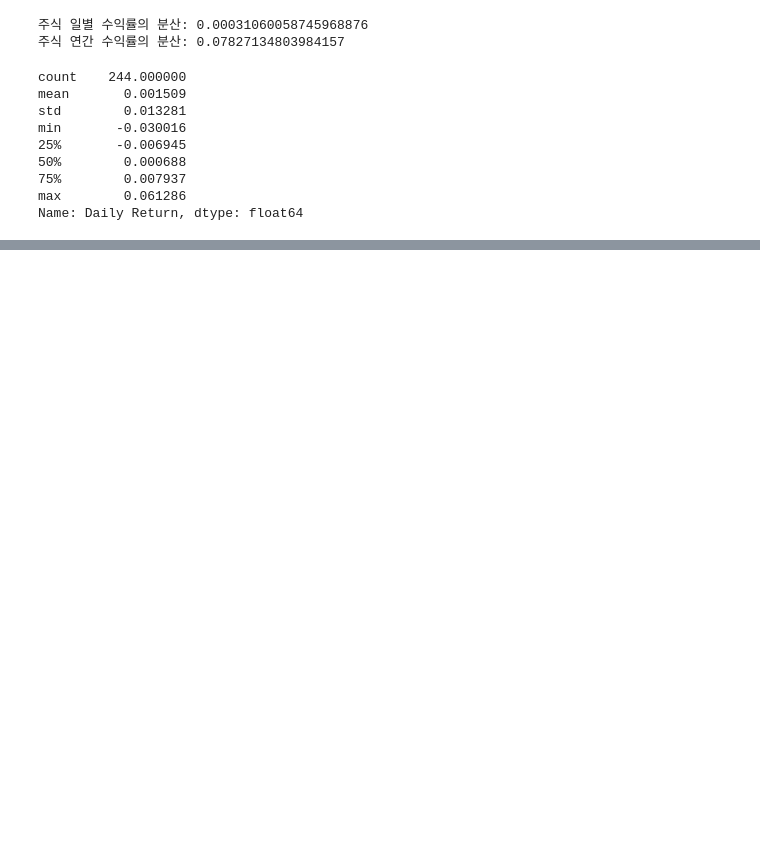
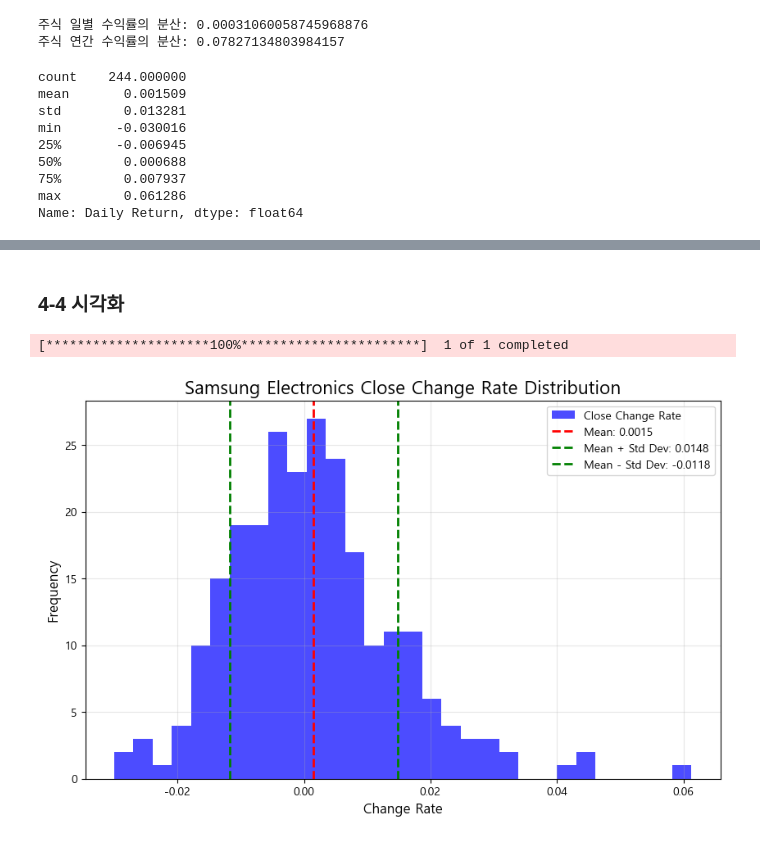
Before and after one commit to freejyb/fin_stats, a Jupyter notebook: 2. 분산도 이해.ipynb, the cells around one changed output, grey strips where cells are left out. Drawn from its saved outputs; the diff is of its cells as text; code cells hidden in the pictures; blank space fills up the shorter version.

```diff
--- a/2. 분산도 이해.ipynb
+++ b/2. 분산도 이해.ipynb
@@ -379,0 +428,46 @@ findfont: Font family 'AppleGothic' not found.
+# %% [markdown]
+### 4-4 시각화
+# %%
+import yfinance as yf
+import numpy as np
+import pandas as pd
+import matplotlib.pyplot as plt
+
+# 삼성전자 일별 데이터 가져오기
+ticker = "005930.KS"
+samsung = yf.download(ticker, start="2023-01-01", end="2023-12-31")
+
+# Close 열의 변화율 계산
+samsung['Close_Change_Rate'] = samsung['Close'].pct_change()
+
+# 변화율 데이터 정리
+change_rate = samsung['Close_Change_Rate'].dropna()
+
+# 분산과 표준편차 계산
+variance = np.var(change_rate, ddof=1)
+std_dev = np.std(change_rate, ddof=1)
+mean_rate = np.mean(change_rate)
+
+# 시각화
+plt.figure(figsize=(10, 6))
+
+# 히스토그램 그리기
+plt.hist(change_rate, bins=30, color='blue', alpha=0.7, label='Close Change Rate')
+
+# 평균과 표준편차 선 추가
+plt.axvline(mean_rate, color='red', linestyle='--', linewidth=2, label=f'Mean: {mean_rate:.4f}')
+plt.axvline(mean_rate + std_dev, color='green', linestyle='--', linewidth=2, label=f'Mean + Std Dev: {mean_rate + std_dev:.4f}')
+plt.axvline(mean_rate - std_dev, color='green', linestyle='--', linewidth=2, label=f'Mean - Std Dev: {mean_rate - std_dev:.4f}')
+
+# 그래프 제목 및 레이블
+plt.title("Samsung Electronics Close Change Rate Distribution", fontsize=16)
+plt.xlabel("Change Rate", fontsize=12)
+plt.ylabel("Frequency", fontsize=12)
+plt.legend()
+plt.grid(alpha=0.3)
+
+# 시각화 출력
+plt.show()
+# %% [output]
+[*********************100%***********************]  1 of 1 completed
+[figure, added]
```
Also changed, not shown: parts of 32 cells of this notebook.
